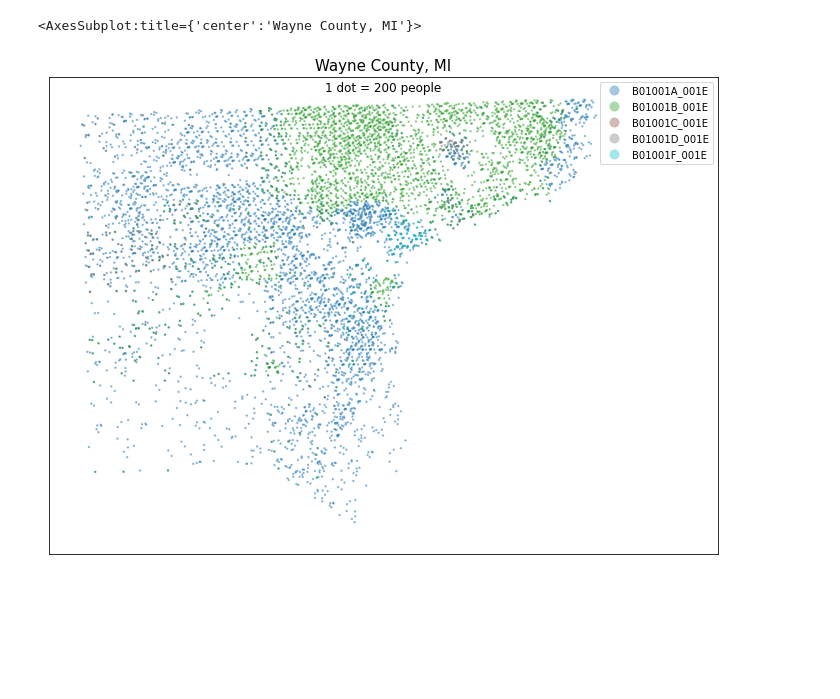
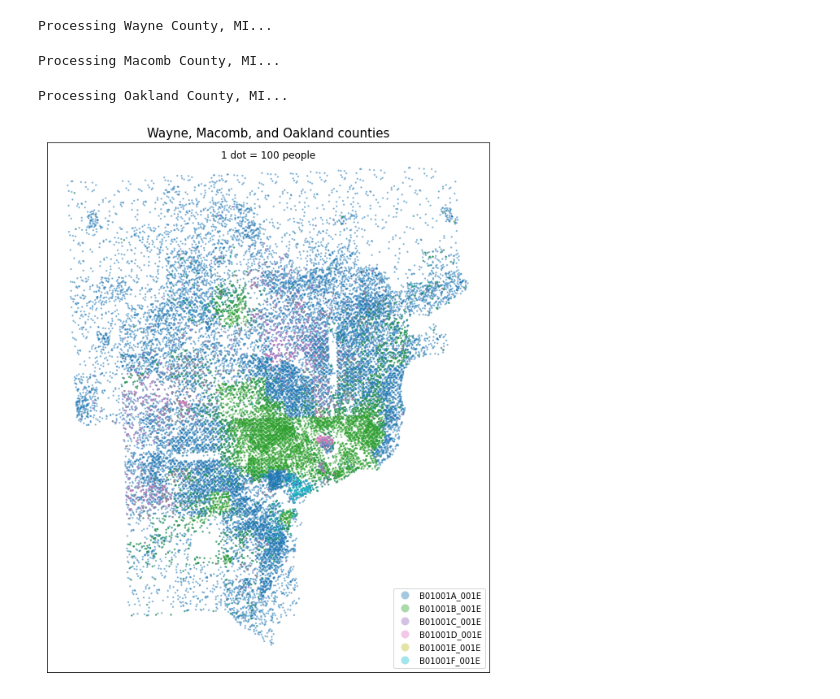
Before and after one commit to LucyMakesMaps/COVID_VaccineClinics, a Jupyter notebook: Notebooks/DotMap.ipynb, the cells around one changed output. Saved outputs shown, nothing was run; the diff lists cells and outputs as text; code cells hidden in the pictures; blank space fills up the shorter version.

Commit message:
Update DotMap.ipynb
Adding functionality to incorporate several counties

```diff
--- a/Notebooks/DotMap.ipynb
+++ b/Notebooks/DotMap.ipynb
@@ -131,0 +105,12 @@ def gen_count_dot_density_map(county, pts_per_person = 300,
+# %%
+def get_counties_data(counties = ['Wayne County, MI', 'Macomb County, MI', 'Oakland County, MI'], pts_per_person = 100,
+                              epsg = 2163):
+    detroit = []
+    for county in counties:
+        county_data = products.ACS(2019).from_county(county, level='tract',
+                    variables=["B01001A_001E", 'B01001B_001E', 'B01001C_001E', 'B01001D_001E','B01001E_001E', 'B01001F_001E'])
+        print("Processing " + county + "...")
+        detroit.append(county_data)
+    detroit_df = pd.concat(detroit)
+    detroit_df = detroit_df.reset_index()
+    return detroit_df
@@ -132,5 +163,7 @@ def gen_count_dot_density_map(county, pts_per_person = 300,
 # %%
-gen_count_dot_density_map('Wayne County, MI', pts_per_person=200)
+detroit_area = gen_count_dot_density_map_several(['Wayne County, MI', 'Macomb County, MI', 'Oakland County, MI'], pts_per_person=100)
 # %% [output]
-<AxesSubplot:title={'center':'Wayne County, MI'}>
+Processing Wayne County, MI...
+Processing Macomb County, MI...
+Processing Oakland County, MI...
-[figure, old version]
+[figure, new version]
```
Also changed, not shown: parts of 9 cells of this notebook.
